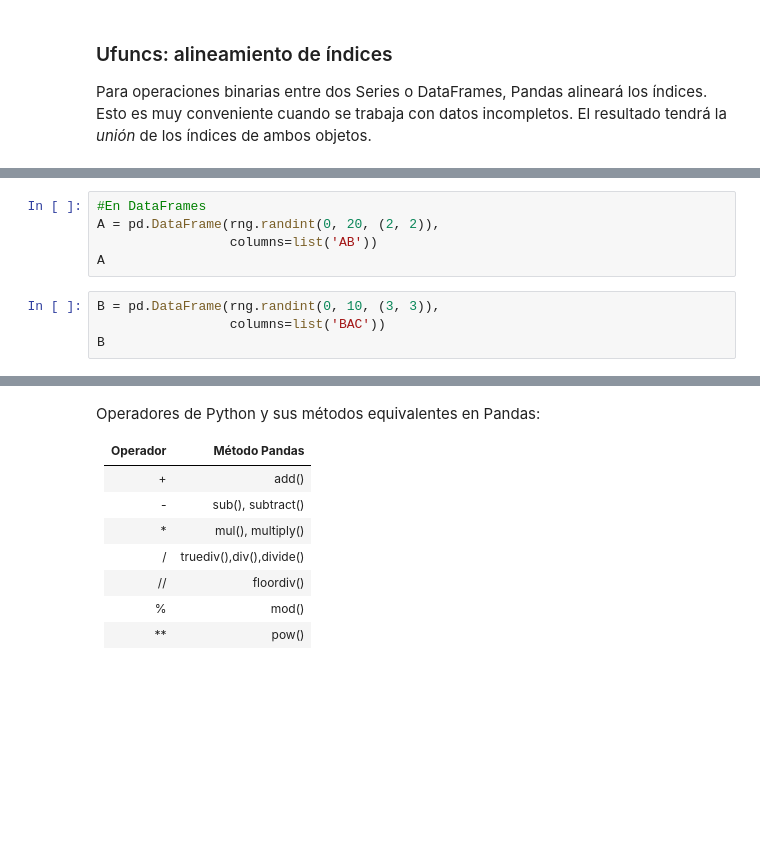
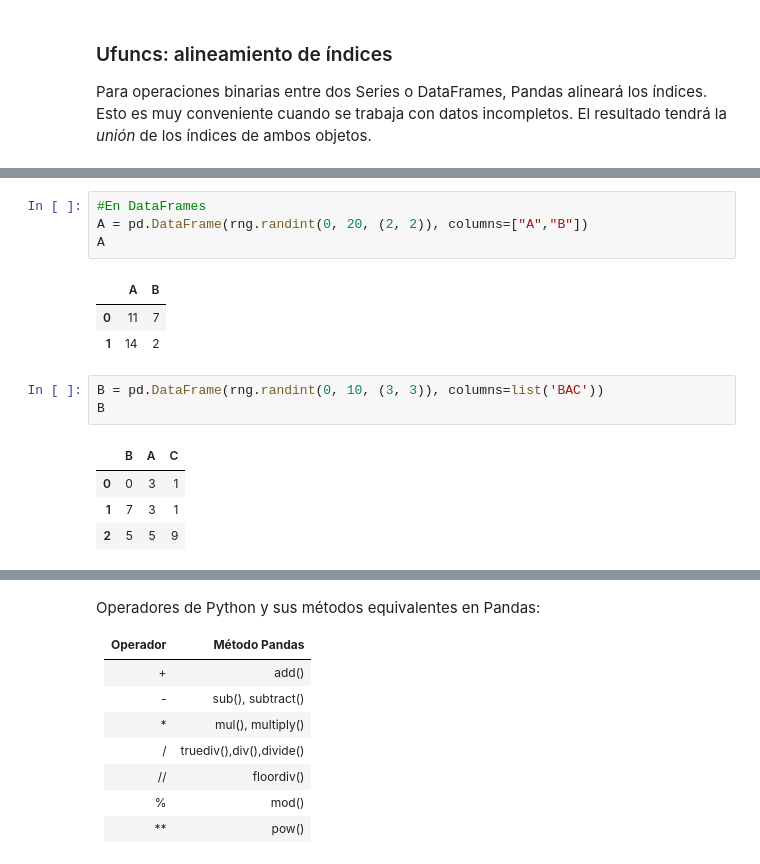
Before and after one commit to agustinaarroyuelo/TAP_2015, a Jupyter notebook: Capítulo 4_Pandas.ipynb, the cells around one changed output, grey strips where cells are left out. Cells and saved outputs as stored; diff of their text form; blank space fills up the shorter version.

```diff
--- a/Capítulo 4_Pandas.ipynb
+++ b/Capítulo 4_Pandas.ipynb
@@ -293,11 +614,18 @@ A.add(B, fill_value=0)
 # %%
 #En DataFrames
-A = pd.DataFrame(rng.randint(0, 20, (2, 2)),
-                 columns=list('AB'))
+A = pd.DataFrame(rng.randint(0, 20, (2, 2)), columns=["A","B"])
 A
+# %% [output]
+|  | A | B |
+| 0 | 11 | 7 |
+| 1 | 14 | 2 |
 # %%
-B = pd.DataFrame(rng.randint(0, 10, (3, 3)),
-                 columns=list('BAC'))
+B = pd.DataFrame(rng.randint(0, 10, (3, 3)), columns=list('BAC'))
 B
+# %% [output]
+|  | B | A | C |
+| 0 | 0 | 3 | 1 |
+| 1 | 7 | 3 | 1 |
+| 2 | 5 | 5 | 9 |
 # %%
 A + B
```
Also changed, not shown: parts of 75 cells of this notebook, 1 other file.
